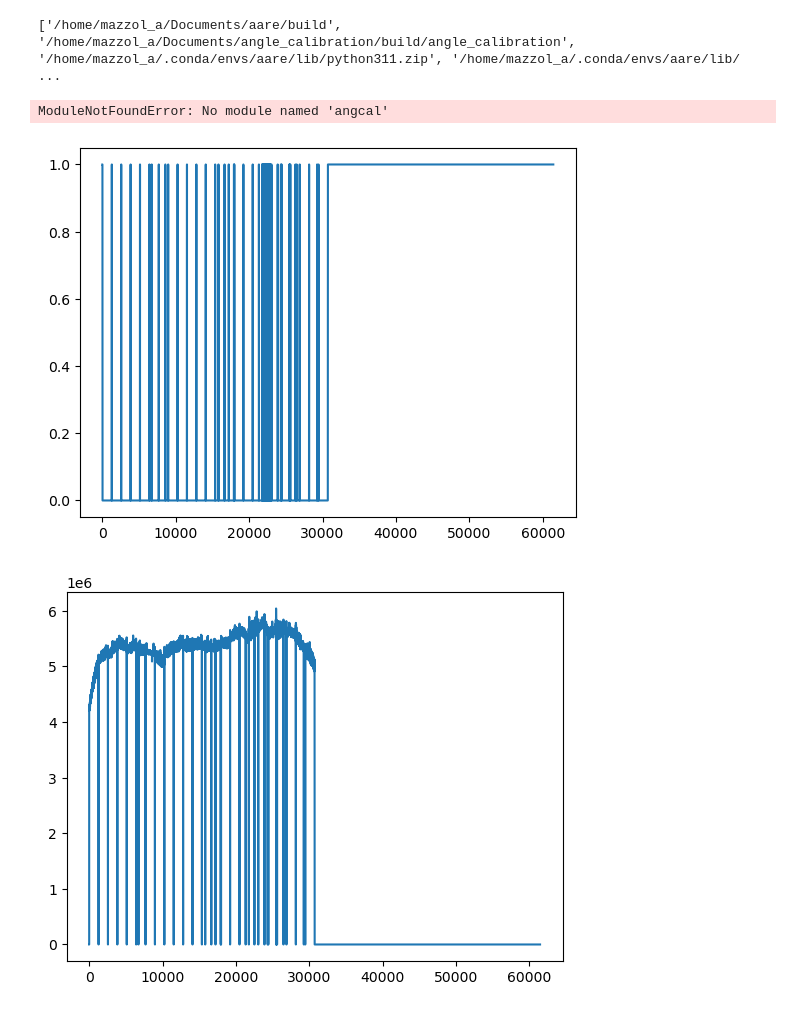
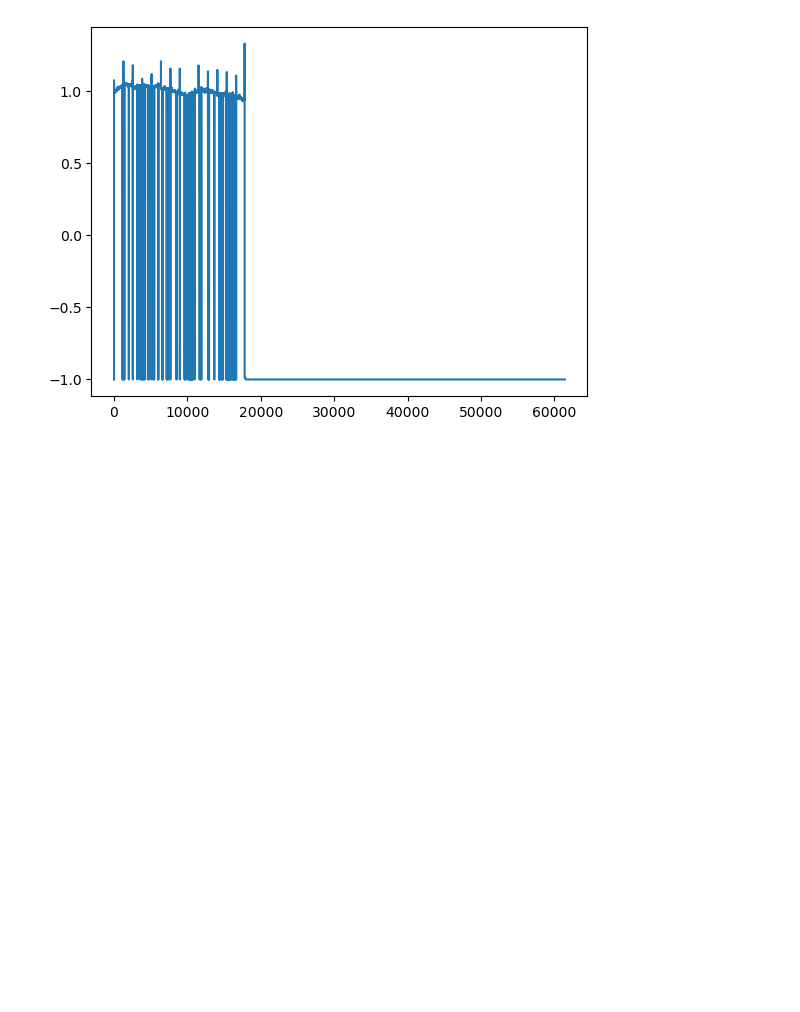
Before and after one commit to slsdetectorgroup/anglecalibration, a Jupyter notebook: python/examples/calibration.ipynb, the cells around one changed output. Drawn from its saved outputs; the diff is of its cells as text; code cells hidden in the pictures; blank space fills up the shorter version.

```diff
--- a/python/examples/calibration.ipynb
+++ b/python/examples/calibration.ipynb
@@ -2,18 +2,12 @@
 import os
 from pathlib import Path
 
-import sys
-print(sys.path)
-
 from angcal import MythenDetectorSpecifications, FlatField, AngleCalibration, MythenFileReader
 
 import numpy as np
-# %% [output]
-['/home/mazzol_a/Documents/aare/build', '/home/mazzol_a/Documents/angle_calibration/build/angle_calibration', '/home/mazzol_a/.conda/envs/aare/lib/python311.zip', '/home/mazzol_a/.conda/envs/aare/lib/ ...
-ModuleNotFoundError: No module named 'angcal'
 # %%
 def data_path():
-    env_value = os.environ.get("AARE_TEST_DATA")
+    env_value = os.environ.get("ANGCAL_TEST_DATA")
     if not env_value:
         raise RuntimeError("Environment variable AARE_TEST_DATA is not set or is empty")
 
@@ -25,24 +19,20 @@ def plot(array : np.array):
     plt.plot(np.arange(0, array.size,1), array)
     plt.show()
 # %%
-mythendetectorspecifications = MythenDetectorSpecifications()
+file_path = data_path() / "Antonio20250512" / "angcal_M3_Mar21_2"
 
-mythendetectorspecifications.read_bad_channels_from_file(str(data_path() / "AngleCalibration_Test_Data/bc2023_003_RING.chans"))
+mythendetectorspecifications = MythenDetectorSpecifications() #use default setting of 48 modules
 
-plot(mythendetectorspecifications.bad_channels)
+mythendetectorspecifications.read_bad_channels_from_file(str(file_path / "bcX.txt"))
 
 flatfield = FlatField(mythendetectorspecifications)
 
-#alternative
-#flatfield_data = np.loadtxt(data_path() / "AngleCalibration_Test_Data/Flatfield_E22p0keV_T11000eV_up_48M_a_LONG_Feb2023_open_WS_SUMC.raw", dtype=np.uint32, usecols=1)
-#flatfield.flatfield = flatfield_data
+inverse_normalized_flatfield_data = np.loadtxt(file_path / "Flatfield_E17p5keV_T8751eV_MIX_Mar2021_open_WS.raw", dtype=np.double, usecols=1)
 
-flatfield.read_flatfield_from_file(str(data_path() / "AngleCalibration_Test_Data/Flatfield_E22p0keV_T11000eV_up_48M_a_LONG_Feb2023_open_WS_SUMC.raw"))
+flatfield.inverse_normalized_flatfield = inverse_normalized_flatfield_data
 
-flatfield_data = flatfield.flatfield
 
-plot(flatfield_data)
+plot(flatfield.inverse_normalized_flatfield)
 # %% [output]
-[figure, old version]
+[figure, new version]
-[figure, removed]
 # %%
```
Also changed, not shown: parts of 5 cells of this notebook, 4 other files.
